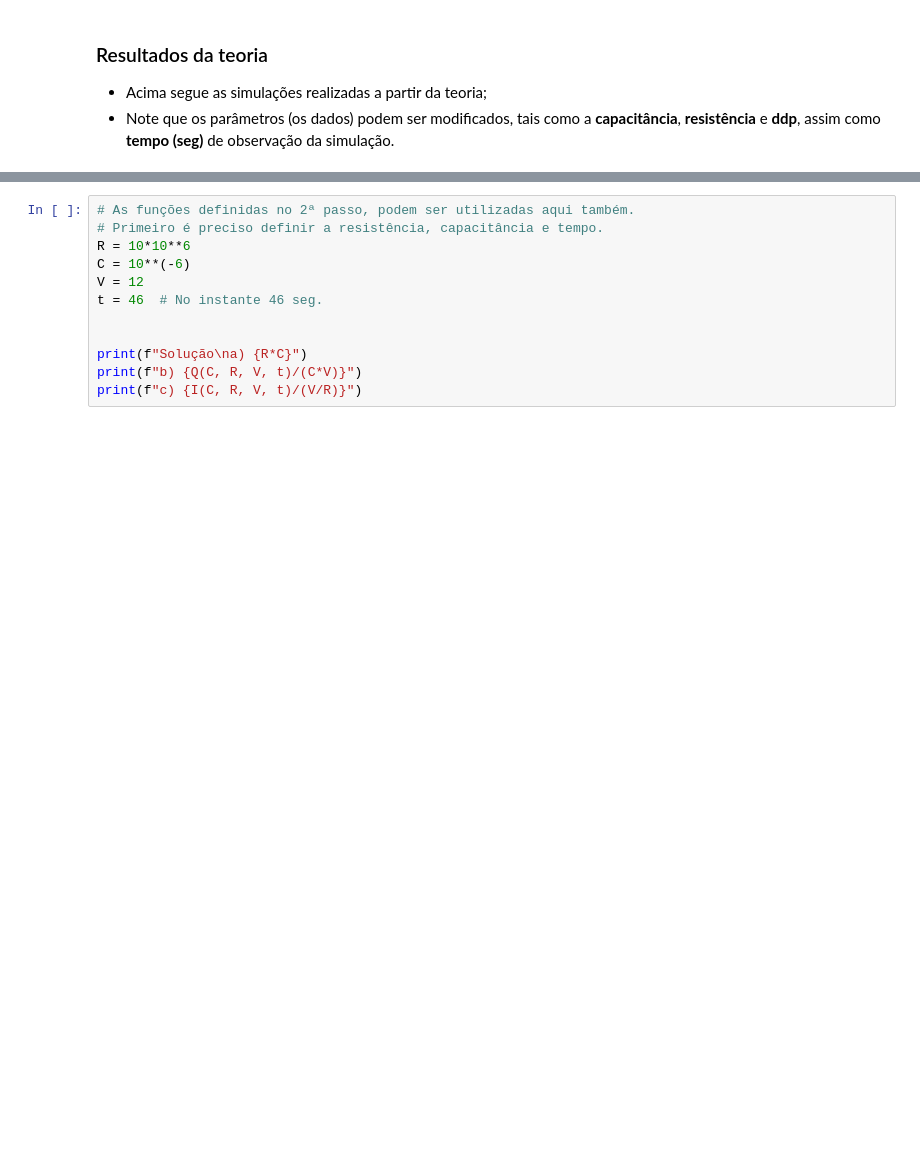
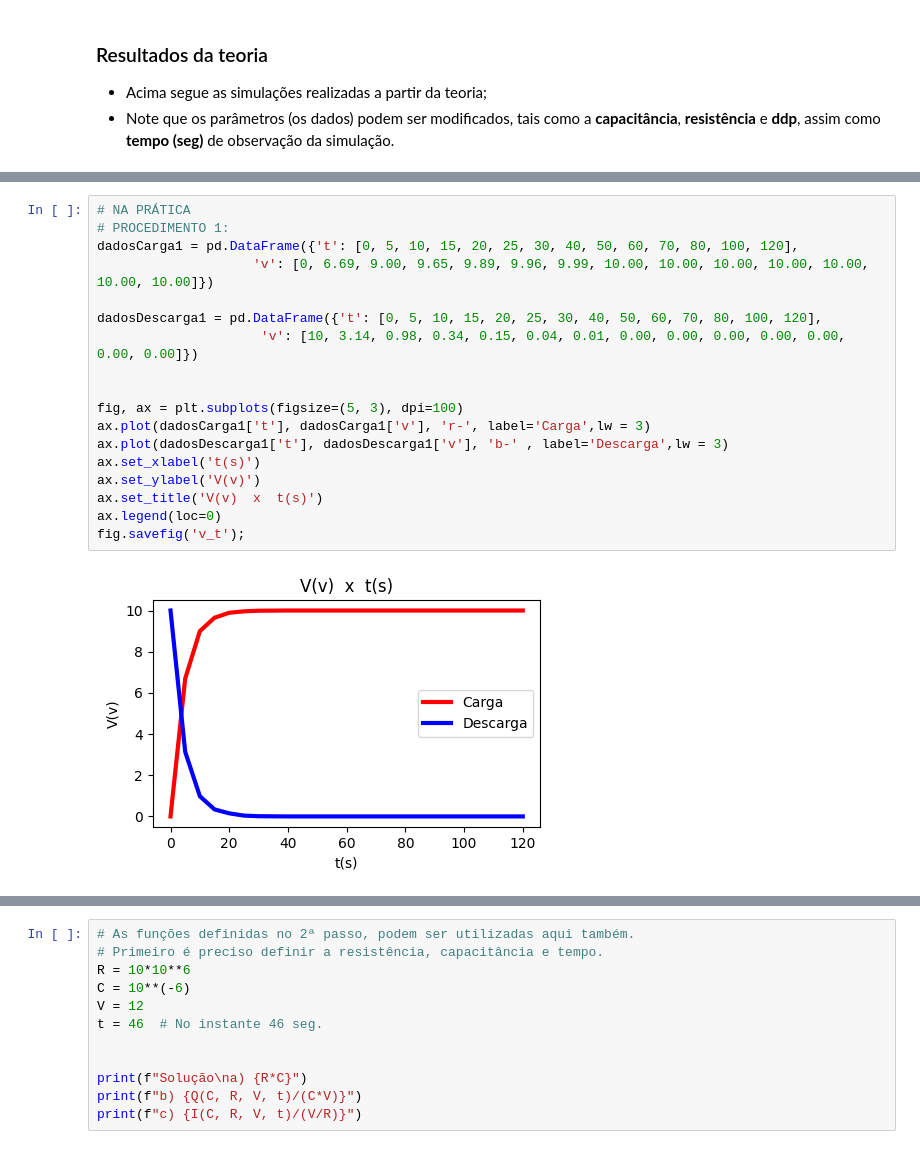
Before and after one commit to Raul-rx7/projeto_circuitos_rc, a Jupyter notebook: pre_projeto.ipynb, the cells around one changed output, grey strips where cells are left out. Cells and saved outputs as stored; diff of their text form; blank space fills up the shorter version.

```diff
--- a/pre_projeto.ipynb
+++ b/pre_projeto.ipynb
@@ -116,0 +176,20 @@ plt.close()
+# %%
+# NA PRÁTICA
+# PROCEDIMENTO 1:
+dadosCarga1 = pd.DataFrame({'t': [0, 5, 10, 15, 20, 25, 30, 40, 50, 60, 70, 80, 100, 120],
+                    'v': [0, 6.69, 9.00, 9.65, 9.89, 9.96, 9.99, 10.00, 10.00, 10.00, 10.00, 10.00, 10.00, 10.00]})
+
+dadosDescarga1 = pd.DataFrame({'t': [0, 5, 10, 15, 20, 25, 30, 40, 50, 60, 70, 80, 100, 120],
+                     'v': [10, 3.14, 0.98, 0.34, 0.15, 0.04, 0.01, 0.00, 0.00, 0.00, 0.00, 0.00, 0.00, 0.00]})
+
+
+fig, ax = plt.subplots(figsize=(5, 3), dpi=100)
+ax.plot(dadosCarga1['t'], dadosCarga1['v'], 'r-', label='Carga',lw = 3)
+ax.plot(dadosDescarga1['t'], dadosDescarga1['v'], 'b-' , label='Descarga',lw = 3)
+ax.set_xlabel('t(s)')
+ax.set_ylabel('V(v)')
+ax.set_title('V(v)  x  t(s)')
+ax.legend(loc=0)
+fig.savefig('v_t');
+# %% [output]
+[figure, added]
```
Also changed, not shown: parts of 18 cells of this notebook.
